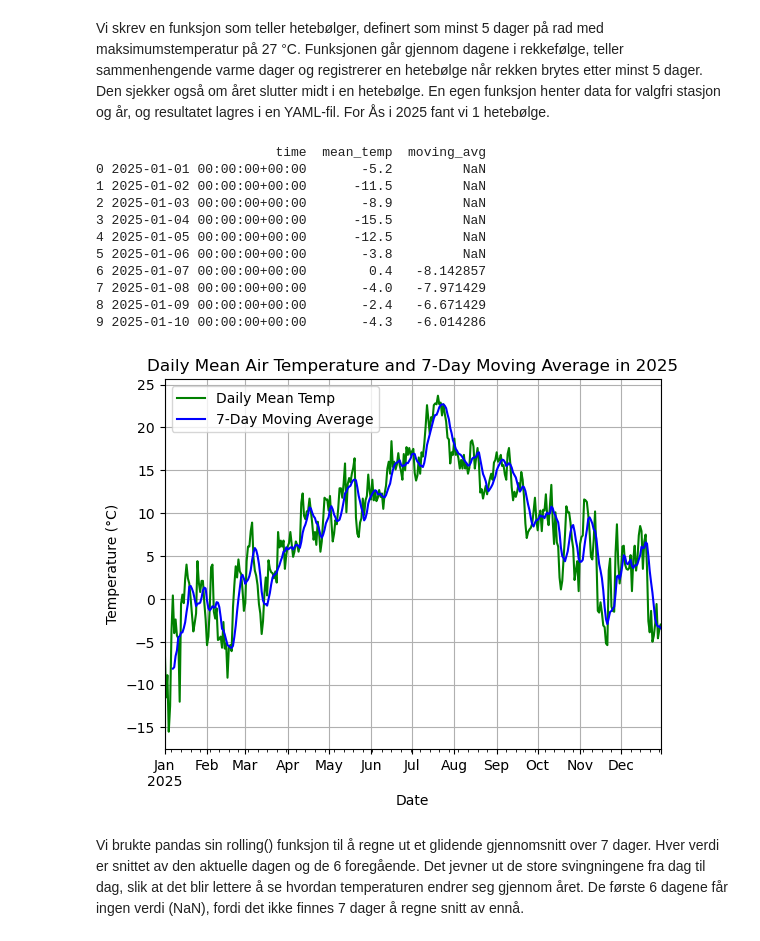
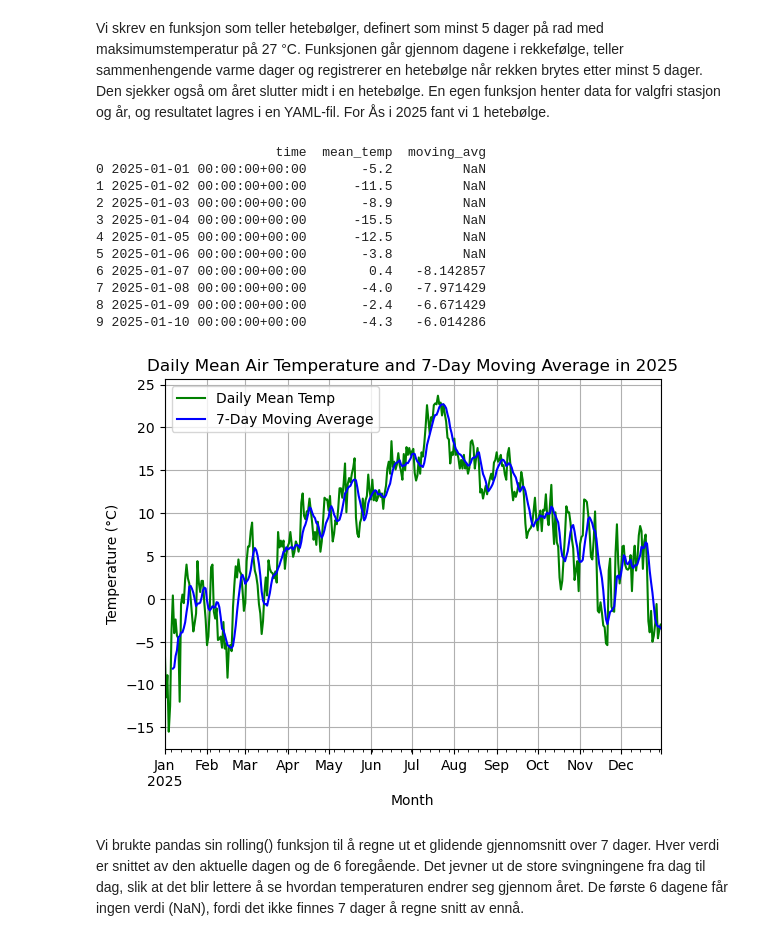
Before and after one commit to celinehicks/Git-deliverable, a Jupyter notebook: week42.ipynb, the cells around one changed output. Saved outputs shown, nothing was run; the diff lists cells and outputs as text; code cells hidden in the pictures.

```diff
--- a/week42.ipynb
+++ b/week42.ipynb
@@ -226,31 +226,31 @@ Vi skrev en funksjon som teller hetebølger, definert som minst 5 dager på rad
 # %%
 ###OPPGAVE 5 ####
 #lage 7 dagers glidene gjennomsnitt med pandas rolling funksjon
 def moving_average(df, window=7):
     df['moving_avg'] = df['mean_temp'].rolling(window=window).mean()
     return df
 df_t = moving_average(df_t)
 print(df_t[['time', 'mean_temp', 'moving_avg']].head(10))
 
 #Plotter daglige middeltemperaturer for 2025 og glidende gjennomsnitt
 df_t.plot(x='time', y=['mean_temp', 'moving_avg'], kind='line', color=['green', 'blue'], label=['Daily Mean Temp', '7-Day Moving Average'])
 plt.title('Daily Mean Air Temperature and 7-Day Moving Average in 2025')
-plt.xlabel('Date')
+plt.xlabel('Month')
 plt.ylabel('Temperature (°C)')
 plt.grid(True)
 plt.show()
 # %% [output]
                        time  mean_temp  moving_avg
 0 2025-01-01 00:00:00+00:00       -5.2         NaN
 1 2025-01-02 00:00:00+00:00      -11.5         NaN
 2 2025-01-03 00:00:00+00:00       -8.9         NaN
 3 2025-01-04 00:00:00+00:00      -15.5         NaN
 4 2025-01-05 00:00:00+00:00      -12.5         NaN
 5 2025-01-06 00:00:00+00:00       -3.8         NaN
 6 2025-01-07 00:00:00+00:00        0.4   -8.142857
 7 2025-01-08 00:00:00+00:00       -4.0   -7.971429
 8 2025-01-09 00:00:00+00:00       -2.4   -6.671429
 9 2025-01-10 00:00:00+00:00       -4.3   -6.014286
-[figure, old version]
+[figure, new version]
 # %% [markdown]
 Vi brukte pandas sin rolling() funksjon til å regne ut et glidende gjennomsnitt over 7 dager. Hver verdi er snittet av den aktuelle dagen og de 6 foregående. Det jevner ut de store svingningene fra dag til dag, slik at det blir lettere å se hvordan temperaturen endrer seg gjennom året. De første 6 dagene får ingen verdi (NaN), fordi det ikke finnes 7 dager å regne snitt av ennå.
```
Also changed, not shown: parts of 2 cells of this notebook.
